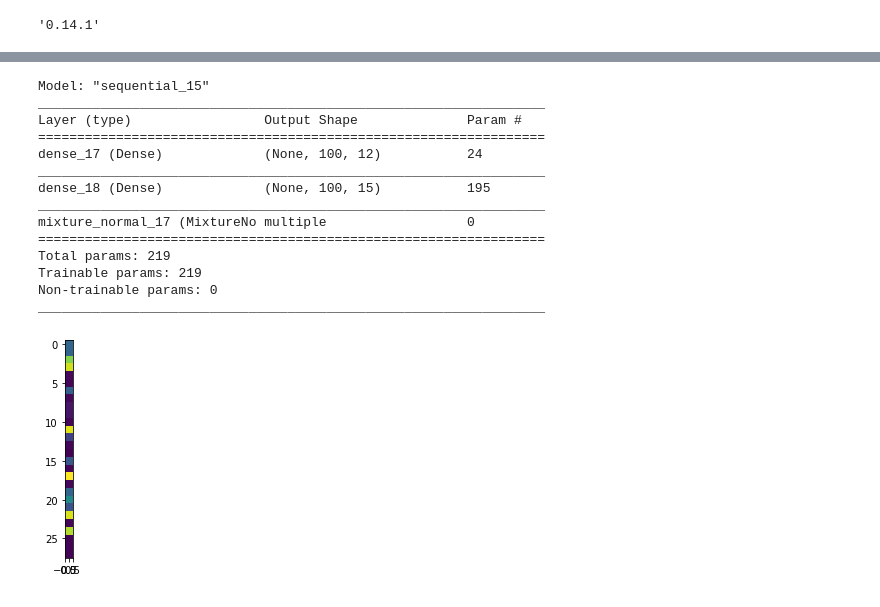
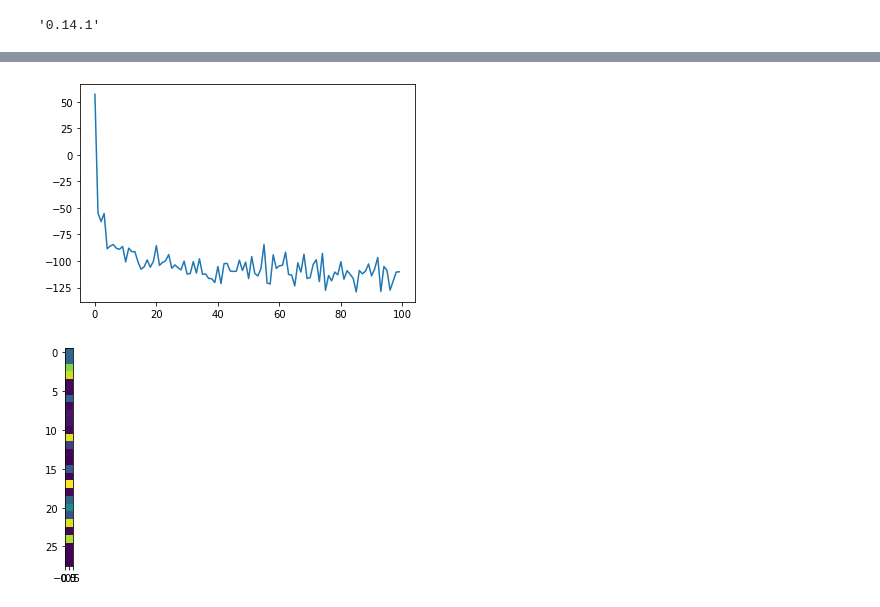
Before and after one commit to EiffL/sfh-inference-hackathon, a Jupyter notebook: notebooks/tcn_tfds.ipynb, the cells around one changed output, grey strips where cells are left out. Drawn from its saved outputs; the diff is of its cells as text; code cells hidden in the pictures.

Commit message:
first training with sfh dataset

```diff
--- a/notebooks/tcn_tfds.ipynb
+++ b/notebooks/tcn_tfds.ipynb
@@ -33,9 +35,3 @@ tf.__version__
 tfp.__version__
 # %% [output]
 '0.14.1'
-# %%
-import tensorflow_datasets as tfds
-dset = tfds.load('sfh', split='train')
-dset_interp = tfds.load('sfh_interp', split='train')
-sample = list(dset.take(5))[3]
-sample['SFR_Max']
@@ -135,6 +112,10 @@ paddings = tf.constant([[0, 0],[1,0],[0,0]])
 shift_layer = tf.keras.layers.Lambda(lambda x: tf.pad( x, paddings))
 cut_layer = tf.keras.layers.Lambda(lambda x: x[:,:-1,:])
 # %%
+import tensorflow_datasets as tfds
+dset = tfds.load('sfh_interp', split='train')
+sample = list(dset.take(5))[3]
+
 num_components = 2
 # Shape of the distribution
 event_shape = [1]
@@ -147,7 +129,9 @@ print(params_size)
 
 
 def preprocessing(example):
-    return example['SFR_Max'], example['SFR_Max']
+
+    return tf.reshape(tf.cast(example['SFR_Max'], dtype=tf.float32),(-1,100,1)), \
+           tf.reshape(tf.cast(example['SFR_Max'], dtype=tf.float32),(-1,100,1))
 
 def input_fn(mode='train', batch_size=64, dataset_name='sfh'):
     """
@@ -163,7 +147,7 @@ def input_fn(mode='train', batch_size=64, dataset_name='sfh'):
     dataset = dataset.batch(batch_size, drop_remainder=True)
     dataset = dataset.map(preprocessing) # Apply data preprocessing
     dataset = dataset.prefetch(-1)       # fetch next batches while training current one (-1 for autotune)
-    return dataset
+    return dataset, tf.data.experimental.cardinality(dset).numpy()
 # %%
 """
 ## Build the model based on the original paper
@@ -246,6 +211,8 @@ array([[-0.55462277, -0.55417085, -0.5563789 , -0.5633783 , -0.5682293 ,
 # %%
+batch_size = 64
+epochs = 100
 
-data = input_fn(mode='train', batch_size=64, dataset_name='sfh')
-
-pixel_cnn.fit(data, epochs=10, steps_per_epoch=64)
+data, num_samples = input_fn(mode='train', batch_size=batch_size, dataset_name='sfh')
+num_samples
+hist = pixel_cnn.fit(data, epochs=epochs, steps_per_epoch=num_samples//batch_size, callbacks=[history])
 # %% [output]
@@ -257,31 +236,10 @@ ValueError: in user code:
-# %%
-event_shape = [1]
-num_components = 5
-params_size = tfp.layers.MixtureNormal.params_size(num_components, event_shape)
-model = keras.Sequential([
-  keras.layers.Dense(12, activation='relu', input_shape=(100,1)),
-  keras.layers.Dense(params_size, activation=None),
-  tfp.layers.MixtureNormal(num_components, event_shape)
-])
-model.build()
-model.summary()
-# %% [output]
-Model: "sequential_15"
-_________________________________________________________________
-Layer (type)                 Output Shape              Param #
-=================================================================
-dense_17 (Dense)             (None, 100, 12)           24
-_________________________________________________________________
-dense_18 (Dense)             (None, 100, 15)           195
-_________________________________________________________________
-mixture_normal_17 (MixtureNo multiple                  0
-=================================================================
-Total params: 219
-Trainable params: 219
-Non-trainable params: 0
-_________________________________________________________________
 # %%
 %matplotlib inline
+# %%
+plt.plot(hist.history['loss'])
+plt.show()
+# %% [output]
+[figure, added]
 # %%
 seq = np.random.random((28,1))
 plt.imshow(pixel_cnn.predict(seq).reshape(28,1))
```
Also changed, not shown: parts of 8 cells of this notebook.
